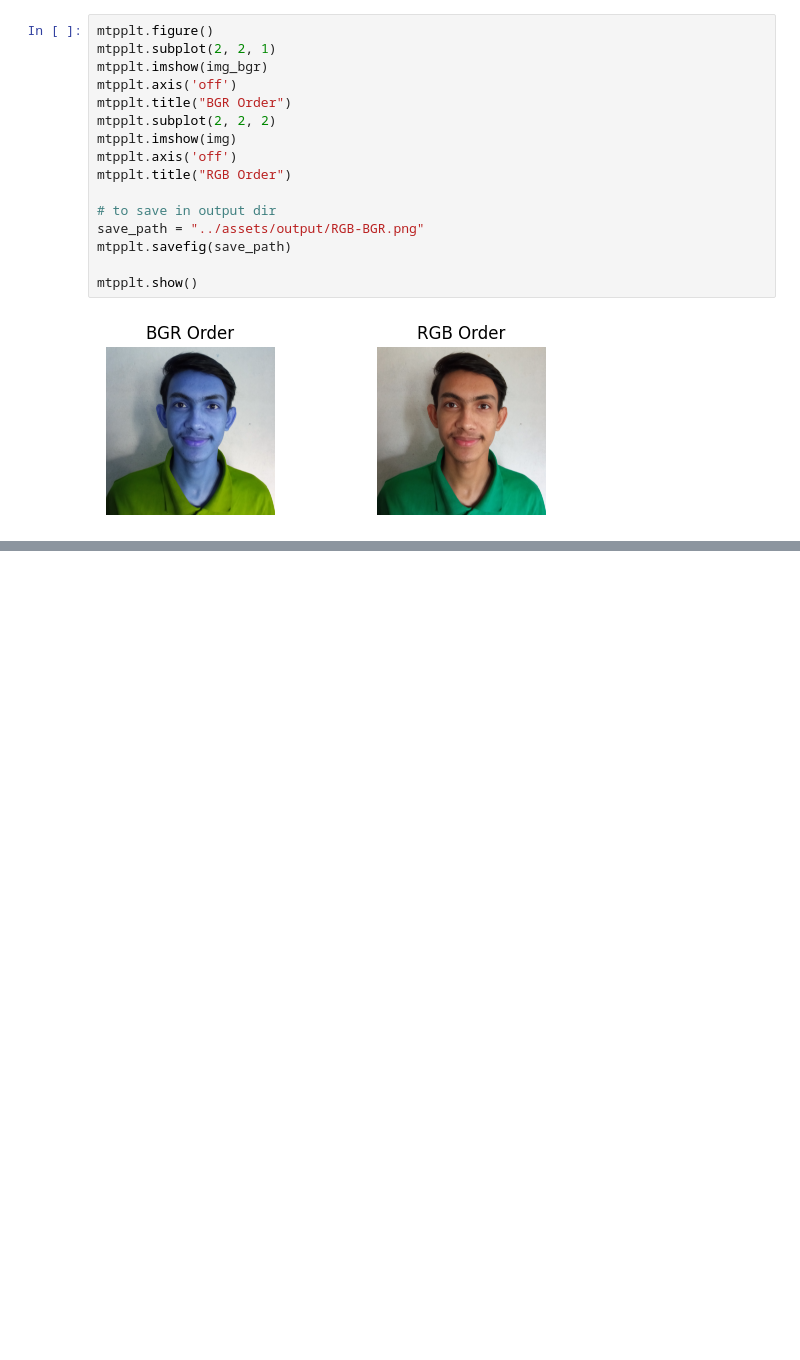
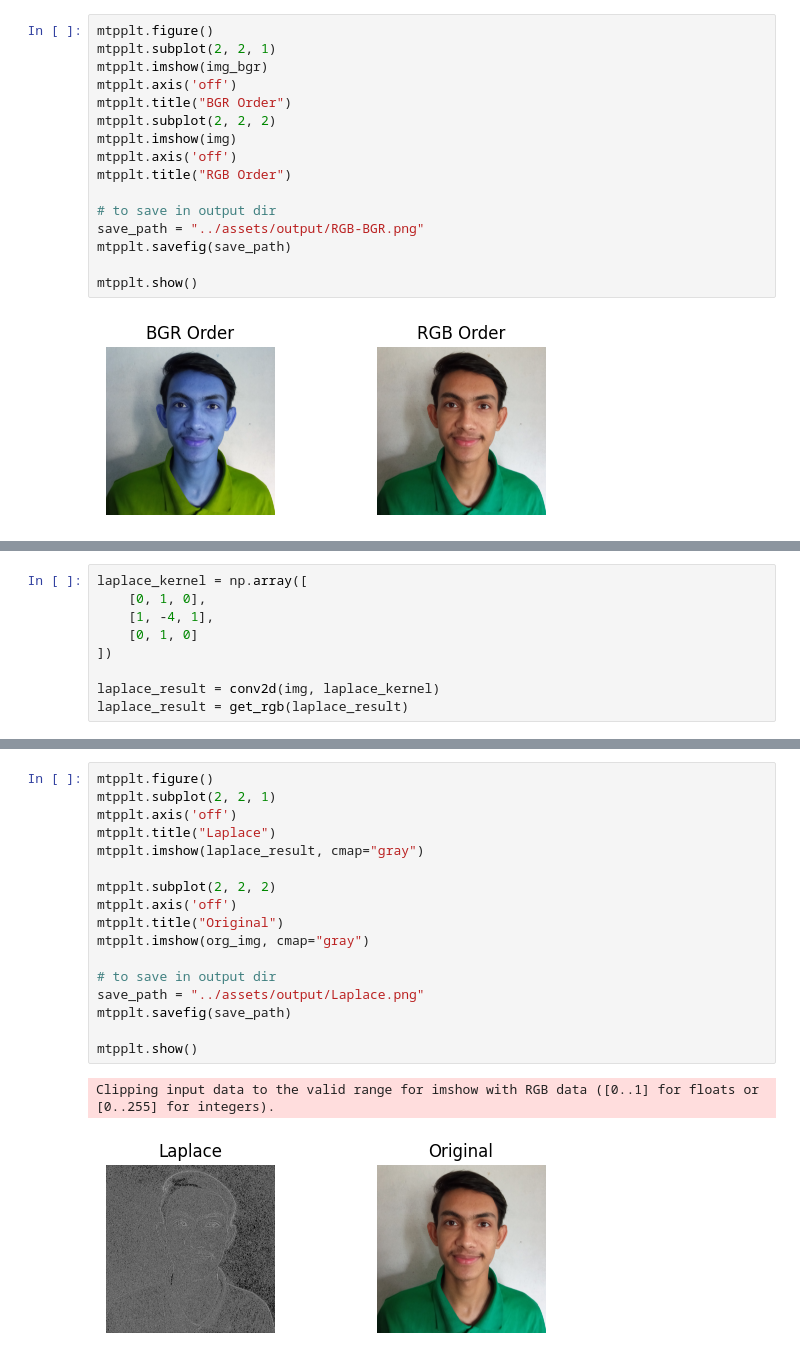
Before and after one commit to Arktetra/improc, a Jupyter notebook: notebooks/roshan_lab_1.ipynb, the cells around one changed output, grey strips where cells are left out. Cells and saved outputs as stored; diff of their text form; blank space fills up the shorter version.

```diff
--- a/notebooks/roshan_lab_1.ipynb
+++ b/notebooks/roshan_lab_1.ipynb
@@ -139,0 +239,9 @@ mtpplt.show()
+# %%
+laplace_kernel = np.array([
+    [0, 1, 0],
+    [1, -4, 1],
+    [0, 1, 0]
+])
+
+laplace_result = conv2d(img, laplace_kernel)
+laplace_result = get_rgb(laplace_result)
@@ -139,0 +254,20 @@ mtpplt.show()
+# %%
+mtpplt.figure()
+mtpplt.subplot(2, 2, 1)
+mtpplt.axis('off')
+mtpplt.title("Laplace")
+mtpplt.imshow(laplace_result, cmap="gray")
+
+mtpplt.subplot(2, 2, 2)
+mtpplt.axis('off')
+mtpplt.title("Original")
+mtpplt.imshow(org_img, cmap="gray")
+
+# to save in output dir
+save_path = "../assets/output/Laplace.png"
+mtpplt.savefig(save_path)
+
+mtpplt.show()
+# %% [output]
+Clipping input data to the valid range for imshow with RGB data ([0..1] for floats or [0..255] for integers).
+[figure, added]
```
Also changed, not shown: parts of 11 cells of this notebook.
